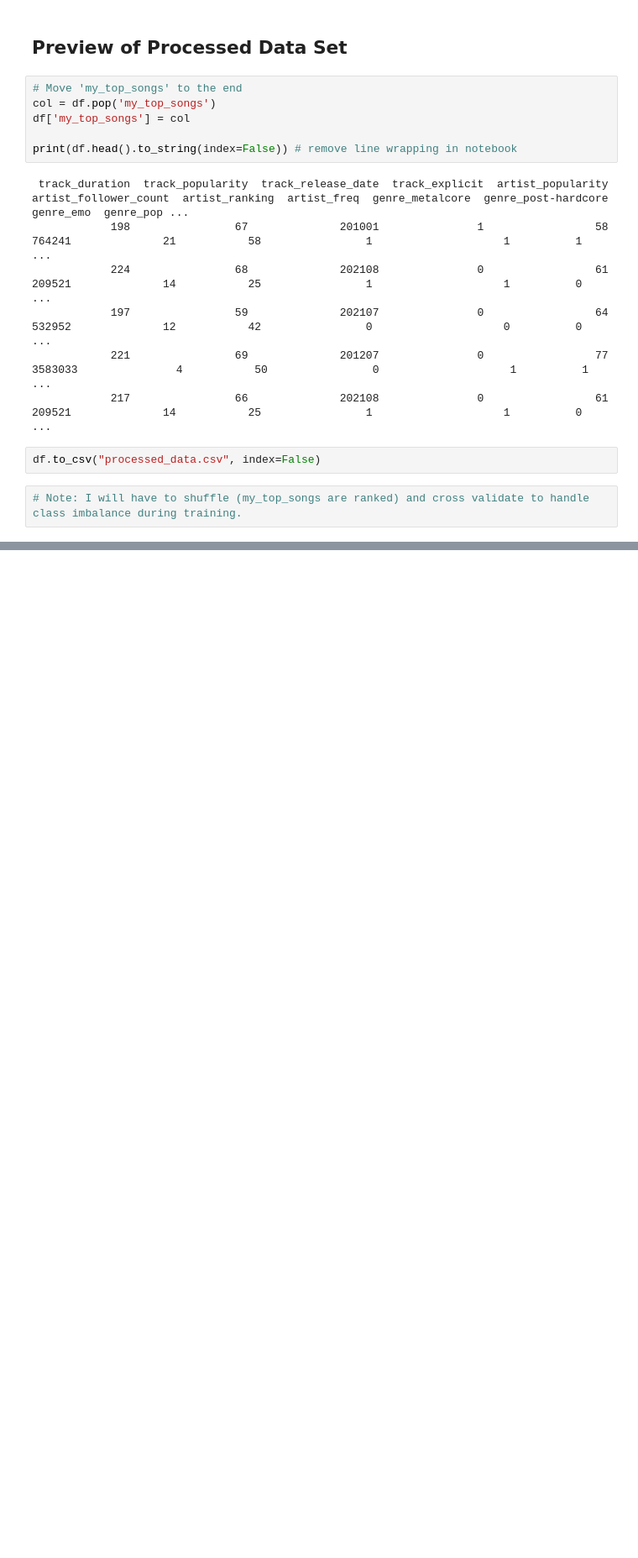
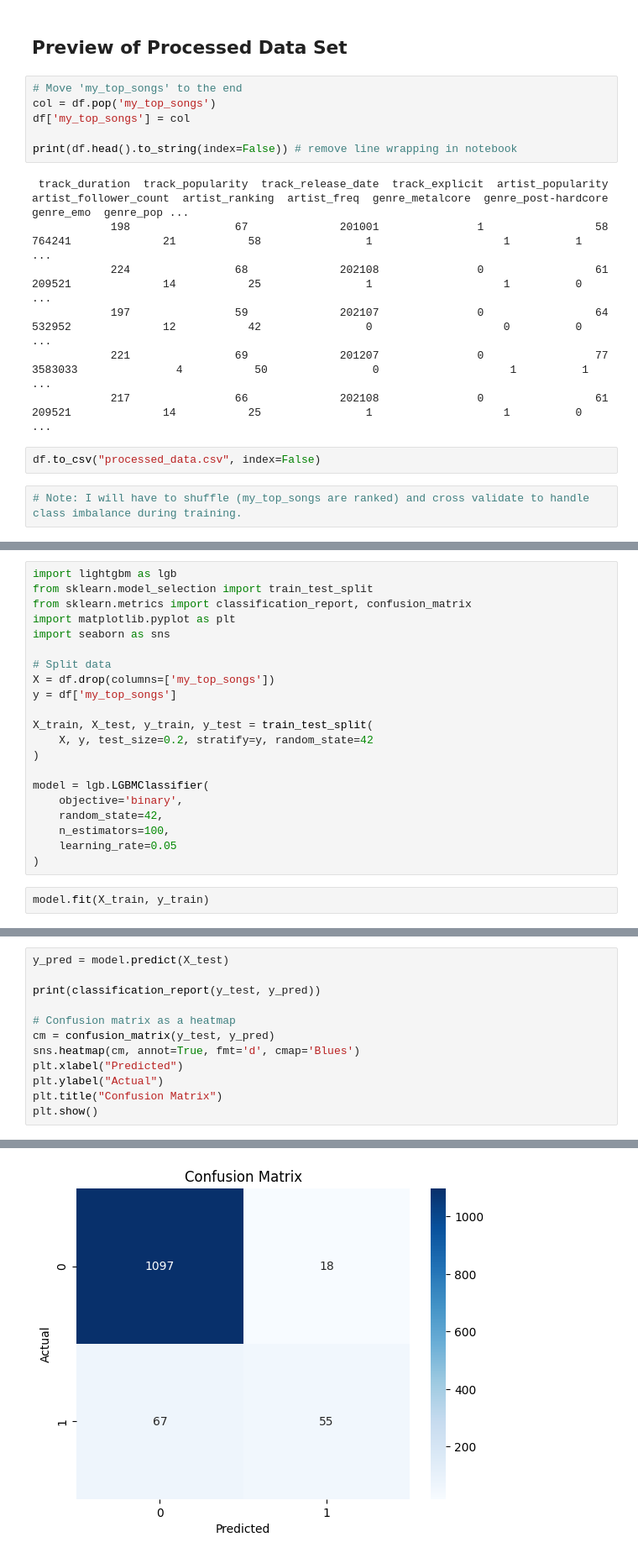
Before and after one commit to nickweda/spotifyapi, a Jupyter notebook: ml.ipynb, the cells around one changed output, grey strips where cells are left out. Shown at 84% size. Saved outputs shown, nothing was run; the diff lists cells and outputs as text; blank space fills up the shorter version.

```diff
--- a/ml.ipynb
+++ b/ml.ipynb
@@ -341,0 +502,23 @@ df.to_csv("processed_data.csv", index=False)
+# %%
+import lightgbm as lgb
+from sklearn.model_selection import train_test_split
+from sklearn.metrics import classification_report, confusion_matrix
+import matplotlib.pyplot as plt
+import seaborn as sns
+
+# Split data
+X = df.drop(columns=['my_top_songs'])
+y = df['my_top_songs']
+
+X_train, X_test, y_train, y_test = train_test_split(
+    X, y, test_size=0.2, stratify=y, random_state=42
+)
+
+model = lgb.LGBMClassifier(
+    objective='binary',
+    random_state=42,
+    n_estimators=100,
+    learning_rate=0.05
+)
+# %%
+model.fit(X_train, y_train)
@@ -341,0 +534,13 @@ df.to_csv("processed_data.csv", index=False)
+# %%
+y_pred = model.predict(X_test)
+
+print(classification_report(y_test, y_pred))
+
+# Confusion matrix as a heatmap
+cm = confusion_matrix(y_test, y_pred)
+sns.heatmap(cm, annot=True, fmt='d', cmap='Blues')
+plt.xlabel("Predicted")
+plt.ylabel("Actual")
+plt.title("Confusion Matrix")
+plt.show()
+# %% [output]
@@ -341,0 +555 @@ df.to_csv("processed_data.csv", index=False)
+[figure, added]
```
Also changed, not shown: parts of 24 cells of this notebook, 18 other files.
